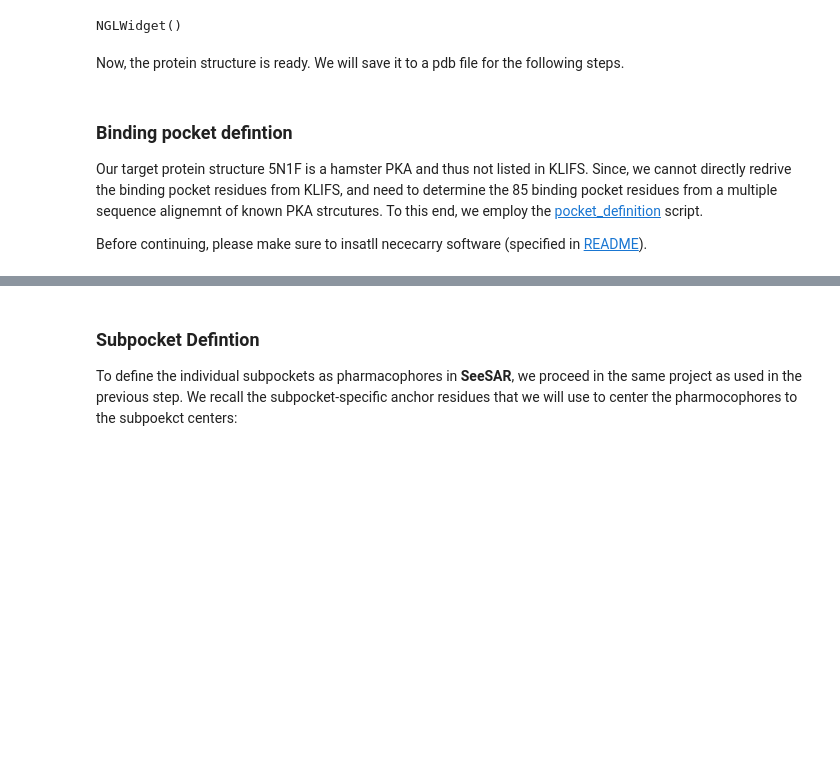
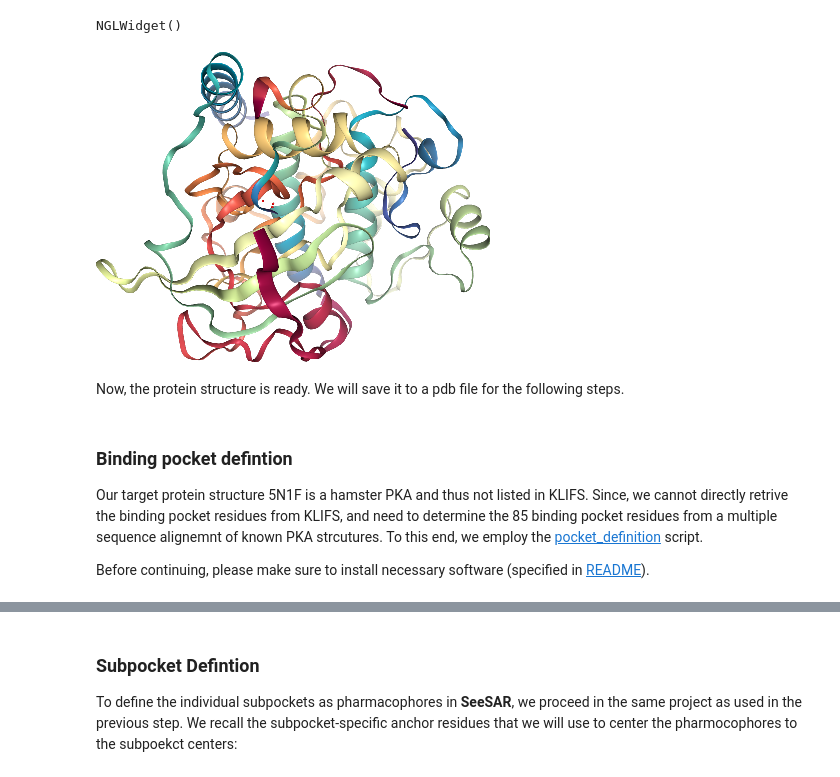
Before and after one commit to volkamerlab/KinFragLib_PocketEnum, a Jupyter notebook: notebooks/getting_started.ipynb, the cells around one changed output, grey strips where cells are left out. Saved outputs shown, nothing was run; the diff lists cells and outputs as text; code cells hidden in the pictures; blank space fills up the shorter version.

```diff
--- a/notebooks/getting_started.ipynb
+++ b/notebooks/getting_started.ipynb
@@ -91,3 +115,7 @@ NGLWidget()
+# %%
+view._display_image()
+# %% [output]
+[figure, added]
 # %% [markdown]
 Now, the protein structure is ready. We will save it to a pdb file for the following steps.
 # %%
@@ -97,8 +125,8 @@ io.save("5n1f_preprocessed.pdb") # TODO change path
 # %% [markdown]
 ### Binding pocket defintion
-Our target protein structure 5N1F is a hamster PKA and thus not listed in KLIFS. Since, we cannot directly redrive the binding pocket residues from KLIFS, and need to determine the 85 binding pocket residues from a multiple sequence alignemnt of known PKA strcutures. To this end, we employ the [pocket_definition](../pocket_definition/pocket_definition.py) script.
+Our target protein structure 5N1F is a hamster PKA and thus not listed in KLIFS. Since, we cannot directly retrive the binding pocket residues from KLIFS, and need to determine the 85 binding pocket residues from a multiple sequence alignemnt of known PKA strcutures. To this end, we employ the [pocket_definition](../pocket_definition/pocket_definition.py) script.
 
-Before continuing, please make sure to insatll nececarry software (specified in [README](../pocket_definition/README.md)).
+Before continuing, please make sure to install necessary software (specified in [README](../pocket_definition/README.md)).
 # %%
 %run -i '../pocket_definition/pocket_definition.py' '-f=PKA' '-n=Prkaca' '-p=5n1f_preprocessed.pdb'
 # %% [output]
```
Also changed, not shown: parts of 19 cells of this notebook, 1 other file.
